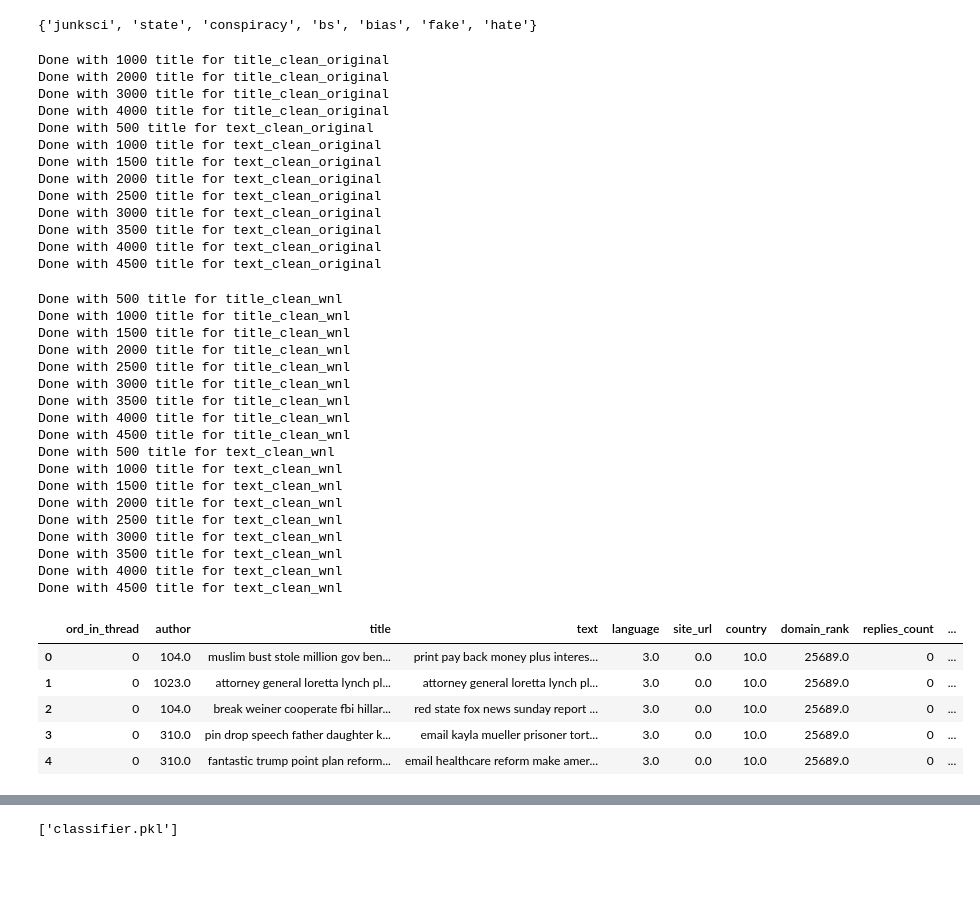
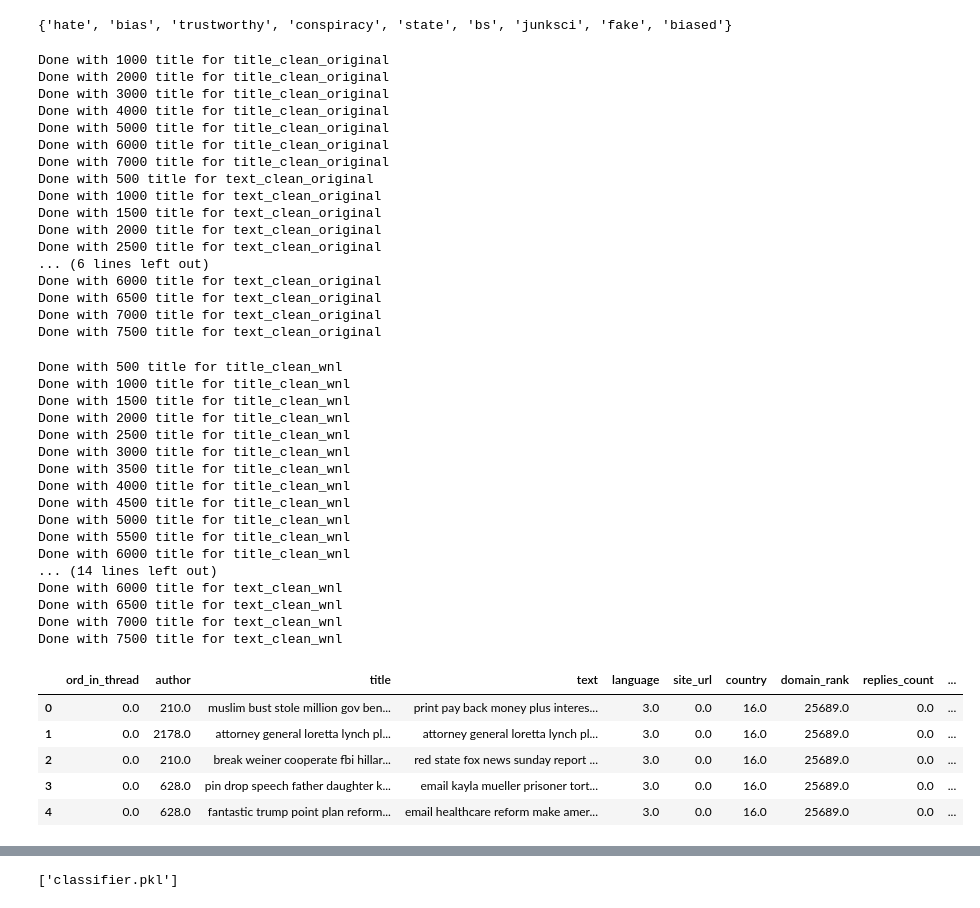
Before and after one commit to quincyhuynh/FakeNews, a Jupyter notebook: DataProcessing_FeatureExtraction.ipynb, the cells around one changed output, grey strips where cells are left out. Cells and saved outputs as stored; diff of their text form; code cells hidden in the pictures; blank space fills up the shorter version.

```diff
--- a/DataProcessing_FeatureExtraction.ipynb
+++ b/DataProcessing_FeatureExtraction.ipynb
@@ -43,13 +43,15 @@ def get_wordnet_pos(treebank_tag):
         return 'n' #basecase POS
 # %%
 #reading the file
-data = pd.read_csv('fake.csv')
+data = pd.read_pickle('DataAll_5-3.pkl')
 
 del data['uuid']
 data = data.dropna().reset_index()
 del data['index']
 del data['thread_title']
-del data['spam_score']
+# del data['spam_score']
 del data['main_img_url']
 del data['published']
 del data['crawled']
+
+data[2:50]
@@ -56,10 +76,10 @@ del data['crawled']
 # %%
 types = set(data['type'].tolist())
 print(types)
-result_type = [1 if val in ['bs', 'fake'] else 0 for val in data['type']]
+result_type = [0 if val in ['fake'] else 1 for val in data['type']]
 del data['type']
 # %% [output]
-{'junksci', 'state', 'conspiracy', 'bs', 'bias', 'fake', 'hate'}
+{'hate', 'bias', 'trustworthy', 'conspiracy', 'state', 'bs', 'junksci', 'fake', 'biased'}
 # %%
 num_title = len(data['title'])
 title_clean_original = []
@@ -81,15 +101,19 @@ Done with 1000 title for title_clean_original
 Done with 2000 title for title_clean_original
 Done with 3000 title for title_clean_original
 Done with 4000 title for title_clean_original
+Done with 5000 title for title_clean_original
+Done with 6000 title for title_clean_original
+Done with 7000 title for title_clean_original
 Done with 500 title for text_clean_original
 Done with 1000 title for text_clean_original
 Done with 1500 title for text_clean_original
 Done with 2000 title for text_clean_original
 Done with 2500 title for text_clean_original
-Done with 3000 title for text_clean_original
-Done with 3500 title for text_clean_original
-Done with 4000 title for text_clean_original
-Done with 4500 title for text_clean_original
+... (6 lines left out)
+Done with 6000 title for text_clean_original
+Done with 6500 title for text_clean_original
+Done with 7000 title for text_clean_original
+Done with 7500 title for text_clean_original
 # %%
 title_clean_wnl = []
 for i, val in enumerate(title_clean_original):
@@ -118,35 +142,35 @@ Done with 3000 title for title_clean_wnl
 Done with 3500 title for title_clean_wnl
 Done with 4000 title for title_clean_wnl
 Done with 4500 title for title_clean_wnl
-Done with 500 title for text_clean_wnl
-Done with 1000 title for text_clean_wnl
-Done with 1500 title for text_clean_wnl
-Done with 2000 title for text_clean_wnl
-Done with 2500 title for text_clean_wnl
-Done with 3000 title for text_clean_wnl
-Done with 3500 title for text_clean_wnl
-Done with 4000 title for text_clean_wnl
-Done with 4500 title for text_clean_wnl
+Done with 5000 title for title_clean_wnl
+Done with 5500 title for title_clean_wnl
+Done with 6000 title for title_clean_wnl
+... (14 lines left out)
+Done with 6000 title for text_clean_wnl
+Done with 6500 title for text_clean_wnl
+Done with 7000 title for text_clean_wnl
+Done with 7500 title for text_clean_wnl
 # %%
 data['text'] = text_clean_wnl
 data['title'] = title_clean_wnl
 train_data = data.interpolate()
 le = LabelEncoder()
 def encode_columns():
     l = ['country','site_url','author','language']
     for col in l:
         le.fit(train_data[col])
         train_data[col]=le.transform(train_data[col])
         train_data[col] = train_data[col].astype(float)
+train_data['domain_rank'] = train_data['domain_rank'].astype(float)
 encode_columns()
 train_data.head()
 # %% [output]
 |  | ord_in_thread | author | title | text | language | site_url | country | domain_rank | replies_count | ... |
-| 0 | 0 | 104.0 | muslim bust stole million gov ben... | print pay back money plus interes... | 3.0 | 0.0 | 10.0 | 25689.0 | 0 | ... |
-| 1 | 0 | 1023.0 | attorney general loretta lynch pl... | attorney general loretta lynch pl... | 3.0 | 0.0 | 10.0 | 25689.0 | 0 | ... |
-| 2 | 0 | 104.0 | break weiner cooperate fbi hillar... | red state fox news sunday report ... | 3.0 | 0.0 | 10.0 | 25689.0 | 0 | ... |
-| 3 | 0 | 310.0 | pin drop speech father daughter k... | email kayla mueller prisoner tort... | 3.0 | 0.0 | 10.0 | 25689.0 | 0 | ... |
-| 4 | 0 | 310.0 | fantastic trump point plan reform... | email healthcare reform make amer... | 3.0 | 0.0 | 10.0 | 25689.0 | 0 | ... |
+| 0 | 0.0 | 210.0 | muslim bust stole million gov ben... | print pay back money plus interes... | 3.0 | 0.0 | 16.0 | 25689.0 | 0.0 | ... |
+| 1 | 0.0 | 2178.0 | attorney general loretta lynch pl... | attorney general loretta lynch pl... | 3.0 | 0.0 | 16.0 | 25689.0 | 0.0 | ... |
+| 2 | 0.0 | 210.0 | break weiner cooperate fbi hillar... | red state fox news sunday report ... | 3.0 | 0.0 | 16.0 | 25689.0 | 0.0 | ... |
+| 3 | 0.0 | 628.0 | pin drop speech father daughter k... | email kayla mueller prisoner tort... | 3.0 | 0.0 | 16.0 | 25689.0 | 0.0 | ... |
+| 4 | 0.0 | 628.0 | fantastic trump point plan reform... | email healthcare reform make amer... | 3.0 | 0.0 | 16.0 | 25689.0 | 0.0 | ... |
 # %%
 # create y_train data for spam and result
 y_train_type = pd.DataFrame(result_type)
```
Also changed, not shown: parts of 3 cells of this notebook, 10 other files.
